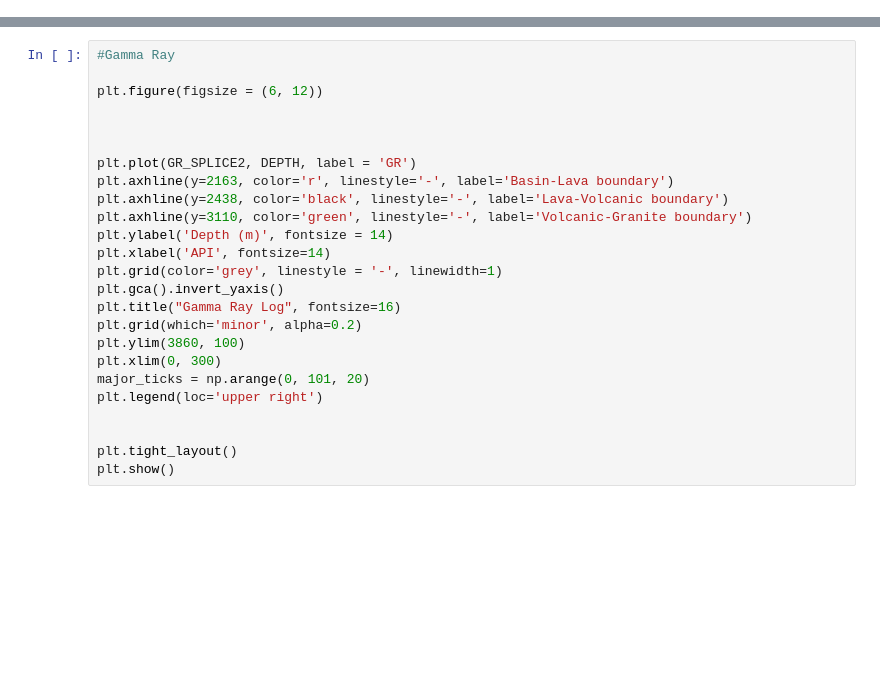
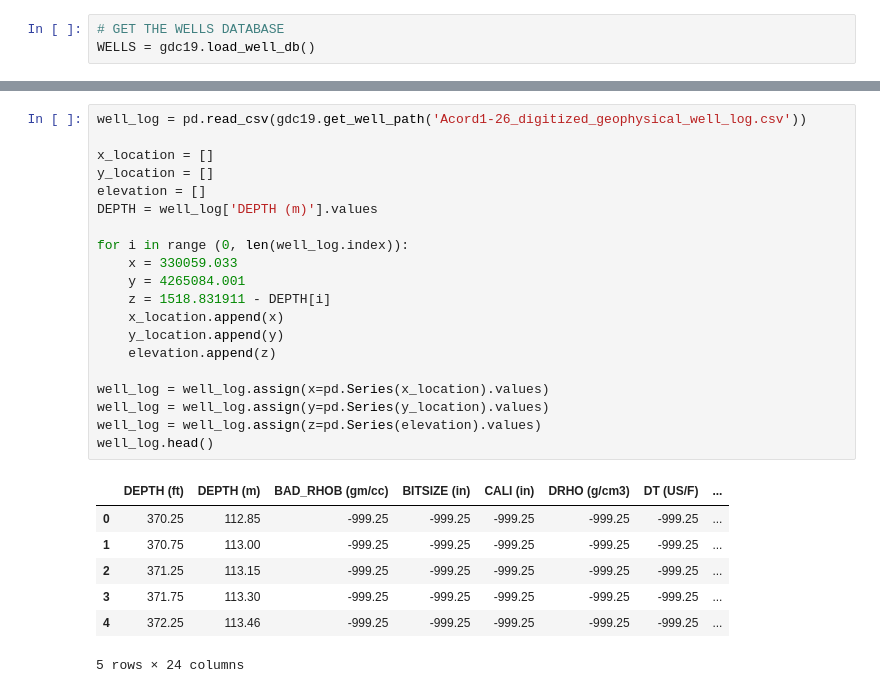
Before and after one commit to OpenGeoVis/GeothermalDesignChallenge, a Jupyter notebook: codebooks/well_data/Acord_logs.ipynb, the cells around one changed output, grey strips where cells are left out. Saved outputs shown, nothing was run; the diff lists cells and outputs as text; blank space fills up the shorter version.

```diff
--- a/codebooks/well_data/Acord_logs.ipynb
+++ b/codebooks/well_data/Acord_logs.ipynb
@@ -17,3 +17,6 @@ with open(fname) as csvfile:
+# %%
+# GET THE WELLS DATABASE
+WELLS = gdc19.load_well_db()
 # %% [markdown]
 ## Acord-1
 
@@ -101,25 +30,28 @@ plt.show()
-# %%
-#Gamma Ray
-
-plt.figure(figsize = (6, 12))
-
-
-
-plt.plot(GR_SPLICE2, DEPTH, label = 'GR')
-plt.axhline(y=2163, color='r', linestyle='-', label='Basin-Lava boundary')
-plt.axhline(y=2438, color='black', linestyle='-', label='Lava-Volcanic boundary')
-plt.axhline(y=3110, color='green', linestyle='-', label='Volcanic-Granite boundary')
-plt.ylabel('Depth (m)', fontsize = 14)
-plt.xlabel('API', fontsize=14)
-plt.grid(color='grey', linestyle = '-', linewidth=1)
-plt.gca().invert_yaxis()
-plt.title("Gamma Ray Log", fontsize=16)
-plt.grid(which='minor', alpha=0.2)
-plt.ylim(3860, 100)
-plt.xlim(0, 300)
-major_ticks = np.arange(0, 101, 20)
-plt.legend(loc='upper right')
-
-
-plt.tight_layout()
-plt.show()
+# %%
+well_log = pd.read_csv(gdc19.get_well_path('Acord1-26_digitized_geophysical_well_log.csv'))
+
+x_location = []
+y_location = []
+elevation = []
+DEPTH = well_log['DEPTH (m)'].values
+
+for i in range (0, len(well_log.index)):
+    x = 330059.033
+    y = 4265084.001
+    z = 1518.831911 - DEPTH[i]
+    x_location.append(x)
+    y_location.append(y)
+    elevation.append(z)
+
+well_log = well_log.assign(x=pd.Series(x_location).values)
+well_log = well_log.assign(y=pd.Series(y_location).values)
+well_log = well_log.assign(z=pd.Series(elevation).values)
+well_log.head()
+# %% [output]
+|  | DEPTH (ft) | DEPTH (m) | BAD_RHOB (gm/cc) | BITSIZE (in) | CALI (in) | DRHO (g/cm3) | DT (US/F) | ... |
+| 0 | 370.25 | 112.85 | -999.25 | -999.25 | -999.25 | -999.25 | -999.25 | ... |
+| 1 | 370.75 | 113.00 | -999.25 | -999.25 | -999.25 | -999.25 | -999.25 | ... |
+| 2 | 371.25 | 113.15 | -999.25 | -999.25 | -999.25 | -999.25 | -999.25 | ... |
+| 3 | 371.75 | 113.30 | -999.25 | -999.25 | -999.25 | -999.25 | -999.25 | ... |
+| 4 | 372.25 | 113.46 | -999.25 | -999.25 | -999.25 | -999.25 | -999.25 | ... |
+5 rows × 24 columns
```
Also changed, not shown: parts of 10 cells of this notebook, 3 other files.
